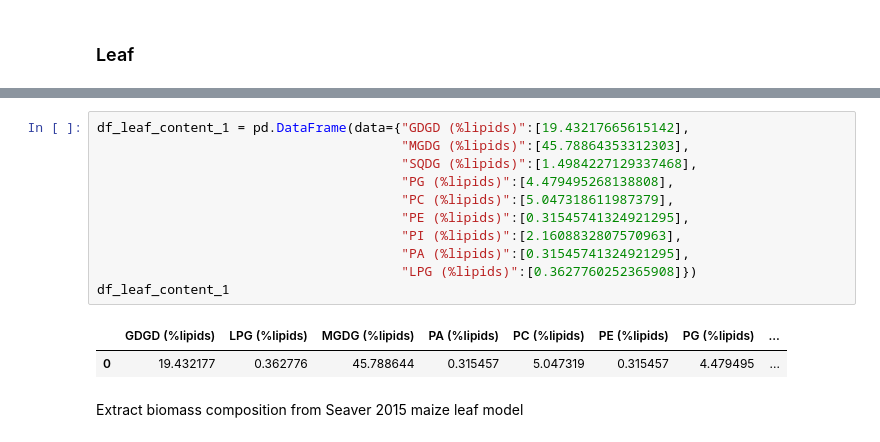
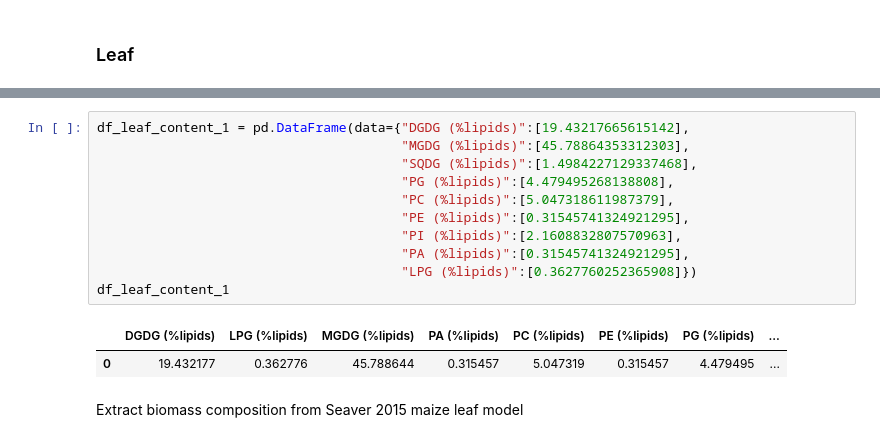
Before and after one commit to cropsinsilico/tissue-specific-FBA-models, a Jupyter notebook: Biomass data - maize.ipynb, the cells around one changed output, grey strips where cells are left out. Saved outputs shown, nothing was run; the diff lists cells and outputs as text.

```diff
--- a/Biomass data - maize.ipynb
+++ b/Biomass data - maize.ipynb
@@ -117,18 +134,18 @@ Extract lipid  from Gu et al 2017, Figure 3
 
 <img src="references/Screenshot_20190719_162426.png" height=50% width=50%>
 # %%
-df_leaf_content_1 = pd.DataFrame(data={"GDGD (%lipids)":[19.43217665615142],
+df_leaf_content_1 = pd.DataFrame(data={"DGDG (%lipids)":[19.43217665615142],
                                        "MGDG (%lipids)":[45.78864353312303],
                                        "SQDG (%lipids)":[1.4984227129337468],
                                        "PG (%lipids)":[4.479495268138808],
                                        "PC (%lipids)":[5.047318611987379],
                                        "PE (%lipids)":[0.31545741324921295],
                                        "PI (%lipids)":[2.1608832807570963],
                                        "PA (%lipids)":[0.31545741324921295],
                                        "LPG (%lipids)":[0.3627760252365908]})
 df_leaf_content_1
 # %% [output]
-|  | GDGD (%lipids) | LPG (%lipids) | MGDG (%lipids) | PA (%lipids) | PC (%lipids) | PE (%lipids) | PG (%lipids) | ... |
+|  | DGDG (%lipids) | LPG (%lipids) | MGDG (%lipids) | PA (%lipids) | PC (%lipids) | PE (%lipids) | PG (%lipids) | ... |
 | 0 | 19.432177 | 0.362776 | 45.788644 | 0.315457 | 5.047319 | 0.315457 | 4.479495 | ... |
 # %% [markdown]
 Extract biomass composition from Seaver 2015 maize leaf model
```
Also changed, not shown: parts of 27 cells of this notebook, 1 other file.
